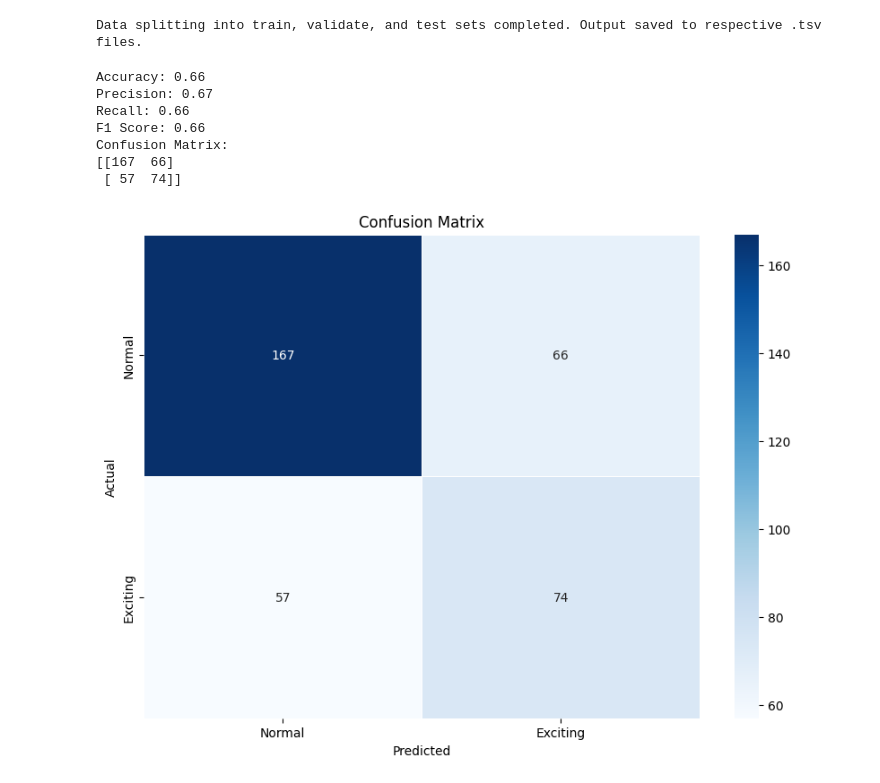
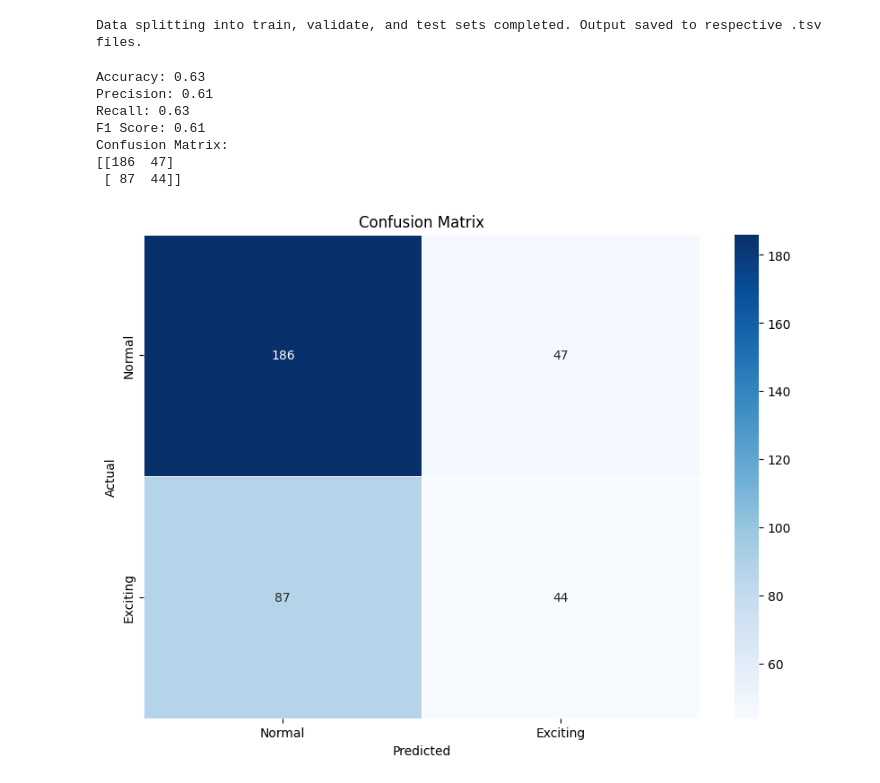
Before and after one commit to James-Njoroge/nlp-final, a Jupyter notebook: scripts/process_data.ipynb, the cells around one changed output. Saved outputs shown, nothing was run; the diff lists cells and outputs as text; code cells hidden in the pictures.

```diff
--- a/scripts/process_data.ipynb
+++ b/scripts/process_data.ipynb
@@ -400,7 +400,7 @@ import matplotlib.pyplot as plt
 import seaborn as sns
 
 # Load the data
-input_file = '../predictions/preds2.tsv'
+input_file = '../predictions/preds3.tsv'
 df = pd.read_csv(input_file, sep='\t')
 
 # Check if required columns exist
@@ -409,37 +409,37 @@ missing_columns = required_columns - set(df.columns)
 if missing_columns:
     print(f"Error: Missing columns in the input file: {missing_columns}")
     raise SystemExit(1)
 
 # Calculate metrics
 accuracy = accuracy_score(df['target'], df['predicted'])
 precision = precision_score(df['target'], df['predicted'], average='weighted')
 recall = recall_score(df['target'], df['predicted'], average='weighted')
 f1 = f1_score(df['target'], df['predicted'], average='weighted')
 
 # Calculate confusion matrix
 labels = ['Normal', 'Exciting']
 conf_matrix = confusion_matrix(df['target'], df['predicted'], labels=labels)
 
 # Print the results
 print(f"Accuracy: {accuracy:.2f}")
 print(f"Precision: {precision:.2f}")
 print(f"Recall: {recall:.2f}")
 print(f"F1 Score: {f1:.2f}")
 print(f"Confusion Matrix:\n{conf_matrix}")
 
 # Plot confusion matrix
 plt.figure(figsize=(10, 7))
 sns.heatmap(conf_matrix, annot=True, fmt='d', cmap='Blues', linewidths=.5, xticklabels=labels, yticklabels=labels)
 plt.xlabel('Predicted')
 plt.ylabel('Actual')
 plt.title('Confusion Matrix')
 plt.show()
 # %% [output]
-Accuracy: 0.66
-Precision: 0.67
-Recall: 0.66
-F1 Score: 0.66
+Accuracy: 0.63
+Precision: 0.61
+Recall: 0.63
+F1 Score: 0.61
 Confusion Matrix:
-[[167  66]
- [ 57  74]]
+[[186  47]
+ [ 87  44]]
-[figure, old version]
+[figure, new version]
```
Also changed, not shown: 1 other file.
